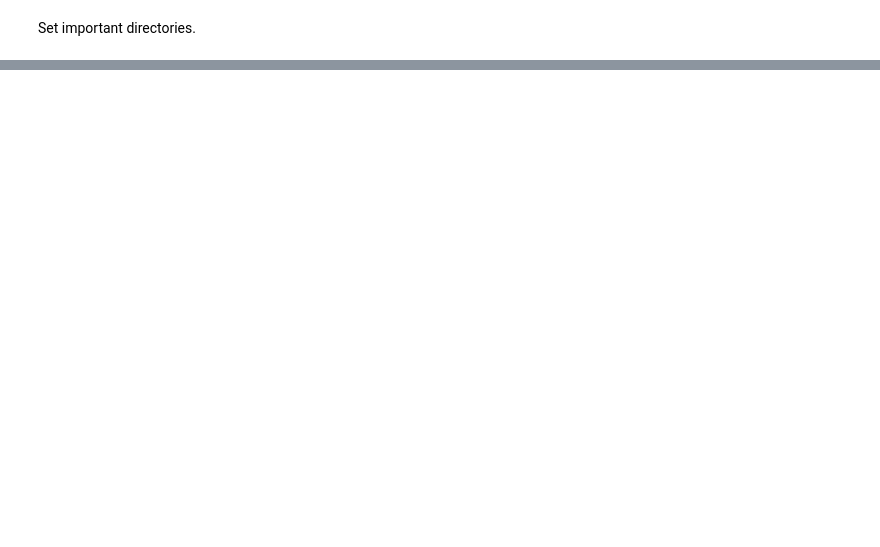
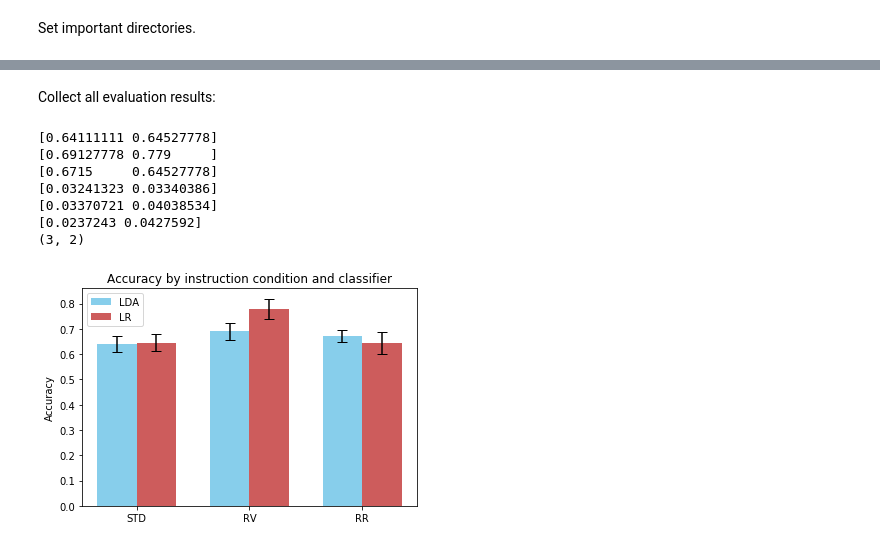
Before and after one commit to liephat/personality_seegnature, a Jupyter notebook: personality_seegnature/classify.ipynb, the cells around one changed output, grey strips where cells are left out. Drawn from its saved outputs; the diff is of its cells as text; code cells hidden in the pictures; blank space fills up the shorter version.

Commit message:
update interr1 classification

```diff
--- a/personality_seegnature/classify.ipynb
+++ b/personality_seegnature/classify.ipynb
@@ -35,5 +106,0 @@ Saved separability diagram to L:/int_err\consc_std_corr.png
-# %%
-consc_std_err.extract_features([[26,50]], CHANNELS, 'Consc_Group')
-consc_std_corr.extract_features([[26,50],[52,64],[65,70],[76,85]], CHANNELS, 'Consc_Group')
-
-X, y = consc_std_corr.get_features_and_labels('Consc_Group')
@@ -65,0 +107,10 @@ TypeError: 'KFold' object is not iterable
+# %%
+consc_std_err.extract_features([[26,50]], CHANNELS, 'Consc_Group')
+
+consc_std_corr.extract_features([[124, 188], [192, 236], [246, 286]], CHANNELS, 'Consc_Group')
+consc_group_rv_corr.extract_features([[160, 180], [204, 240]], CHANNELS, 'Consc_Group')
+consc_rr_corr.extract_features([[160, 180], [204, 240]], CHANNELS, 'Consc_Group')
+
+X_std, y_std = consc_std_corr.get_features_and_labels('Consc_Group')
+X_rv, y_rv = consc_group_rv_corr.get_features_and_labels('Consc_Group')
+X_rr, y_rr = consc_rr_corr.get_features_and_labels('Consc_Group')
@@ -66,7 +157,7 @@ TypeError: 'KFold' object is not iterable
 # %%
 # Split the dataset in two equal parts
 X_train, X_test, y_train, y_test = train_test_split(
-    X, y, test_size=0.5, random_state=0)
+    X_rv, y_rv, test_size=0.75, random_state=0)
 
 # Set the parameters by cross-validation
 tuned_parameters = [{'kernel': ['rbf'], 'gamma': [1e-3, 1e-4],
@@ -93,7 +184,7 @@ for score in scores:
     stds = clf.cv_results_['std_test_score']
     for mean, std, params in zip(means, stds, clf.cv_results_['params']):
         print("%0.3f (+/-%0.03f) for %r"
-              % (mean, std * 2, params))
+              % (mean, std, params))
     print()
 
     print("Detailed classification report:")
@@ -141,0 +302,52 @@ avg / total       0.51      0.48      0.46        21
+# %% [markdown]
+Collect all evaluation results:
+# %%
+results_std = np.array(results_std)
+results_rv = np.array(results_rv)
+results_rr = np.array(results_rr)
+
+results = []
+print(np.mean(results_std, axis=1))
+print(np.mean(results_rv, axis=1))
+print(np.mean(results_rr, axis=1))
+
+print(np.std(results_std, axis=1))
+print(np.std(results_rv, axis=1))
+print(np.std(results_rr, axis=1))
+
+results.append(results_std)
+results.append(results_rv)
+results.append(results_rr)
+
+results = np.array(results)
+
+means = np.mean(results, axis=2)
+stds = np.std(results, axis=2)
+
+print(means.shape)
+
+ind = np.arange(len(means))
+width = 0.35
+
+fig, ax = plt.subplots()
+rects1 = ax.bar(ind - width/2, means[:,0], width, yerr=stds[:,0], color='SkyBlue', label='LDA', capsize=5)
+rects2 = ax.bar(ind + width/2, means[:,1], width, yerr=stds[:,1], color='IndianRed', label='LR', capsize=5)
+
+ax.set_ylabel('Accuracy')
+ax.set_title('Accuracy by instruction condition and classifier')
+ax.set_xticks(ind)
+ax.set_xticklabels(('STD', 'RV', 'RR'))
+ax.legend()
+
+plot_path = os.path.abspath(os.path.join(image_directory, 'interr1_comparison_lr_lda.png'))
+
+plt.savefig(plot_path, dpi=300, bbox_inches='tight')
+# %% [output]
+[0.64111111 0.64527778]
+[0.69127778 0.779     ]
+[0.6715     0.64527778]
+[0.03241323 0.03340386]
+[0.03370721 0.04038534]
+[0.0237243 0.0427592]
+(3, 2)
+[figure, added]
```
Also changed, not shown: parts of 12 cells of this notebook, 1 other file.
